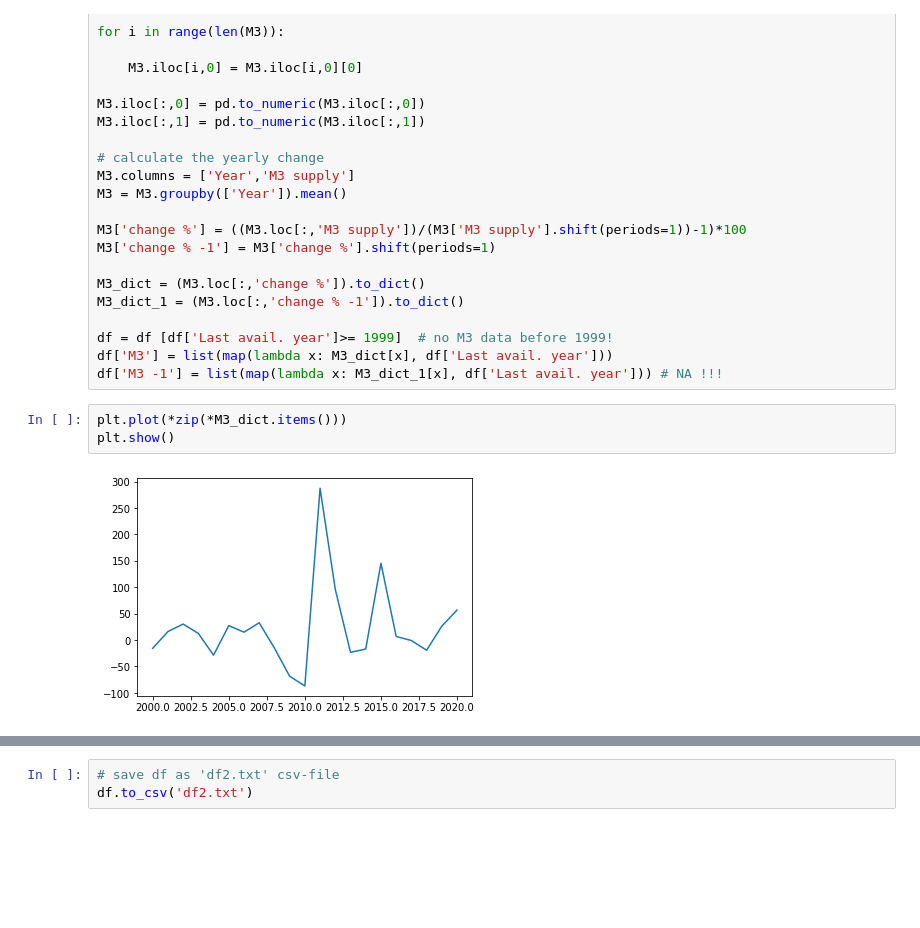
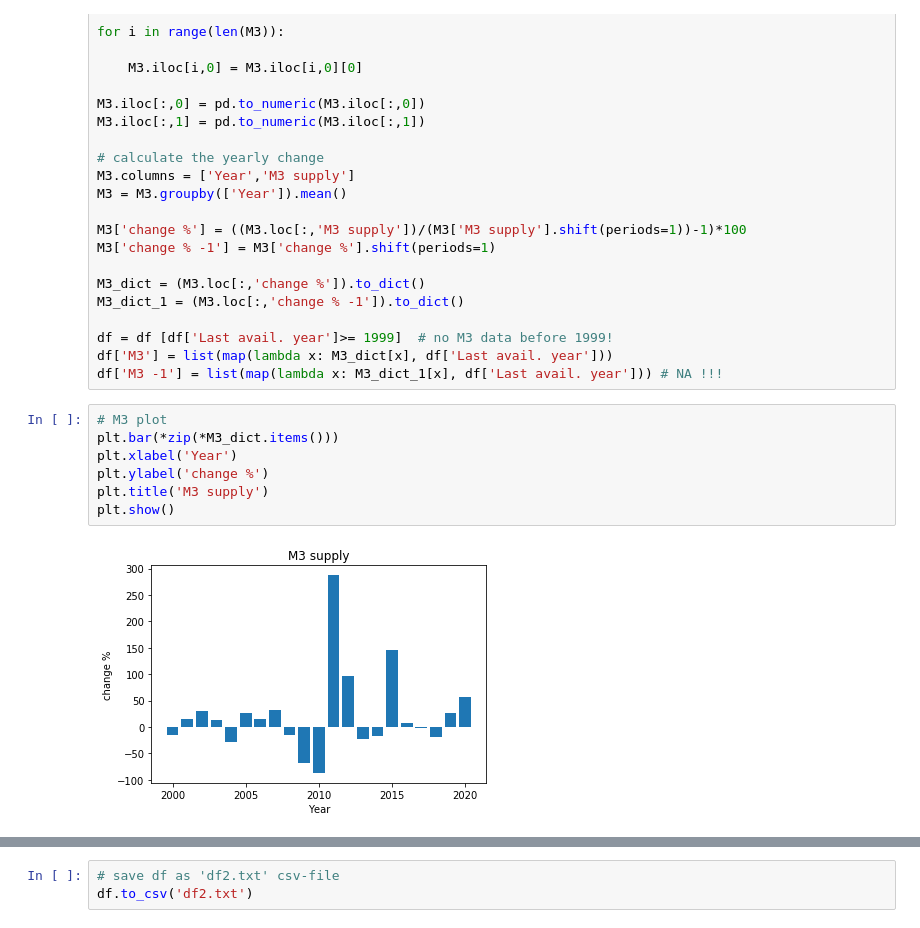
Before and after one commit to AT-Fin/Bankruptcy-prediction-Master-s-Thesis-, a Jupyter notebook: 2 Creating predictors-Version2.ipynb, the cells around one changed output, grey strips where cells are left out. Saved outputs shown, nothing was run; the diff lists cells and outputs as text; blank space fills up the shorter version.

```diff
--- a/2 Creating predictors-Version2.ipynb
+++ b/2 Creating predictors-Version2.ipynb
@@ -180,8 +201,12 @@ M3_dict_1 = (M3.loc[:,'change % -1']).to_dict()
 df = df [df['Last avail. year']>= 1999]  # no M3 data before 1999!
 df['M3'] = list(map(lambda x: M3_dict[x], df['Last avail. year']))
 df['M3 -1'] = list(map(lambda x: M3_dict_1[x], df['Last avail. year'])) # NA !!!
-# %%
-plt.plot(*zip(*M3_dict.items()))
-plt.show()
-# %% [output]
-[figure, removed]
+# %%
+# M3 plot
+plt.bar(*zip(*M3_dict.items()))
+plt.xlabel('Year')
+plt.ylabel('change %')
+plt.title('M3 supply')
+plt.show()
+# %% [output]
+[figure, added]
```
Also changed, not shown: parts of 8 cells of this notebook.
